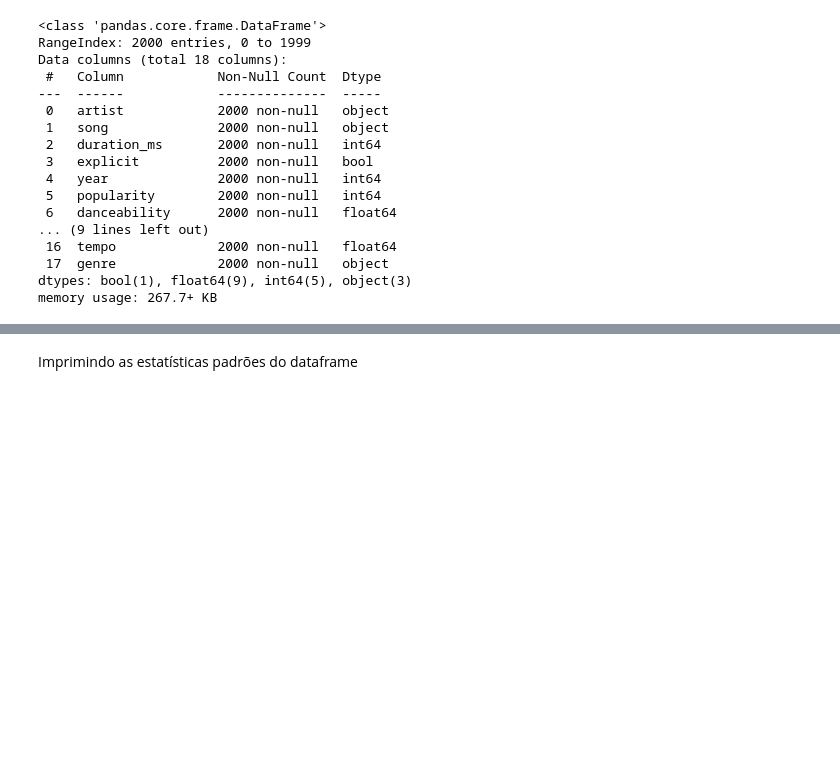
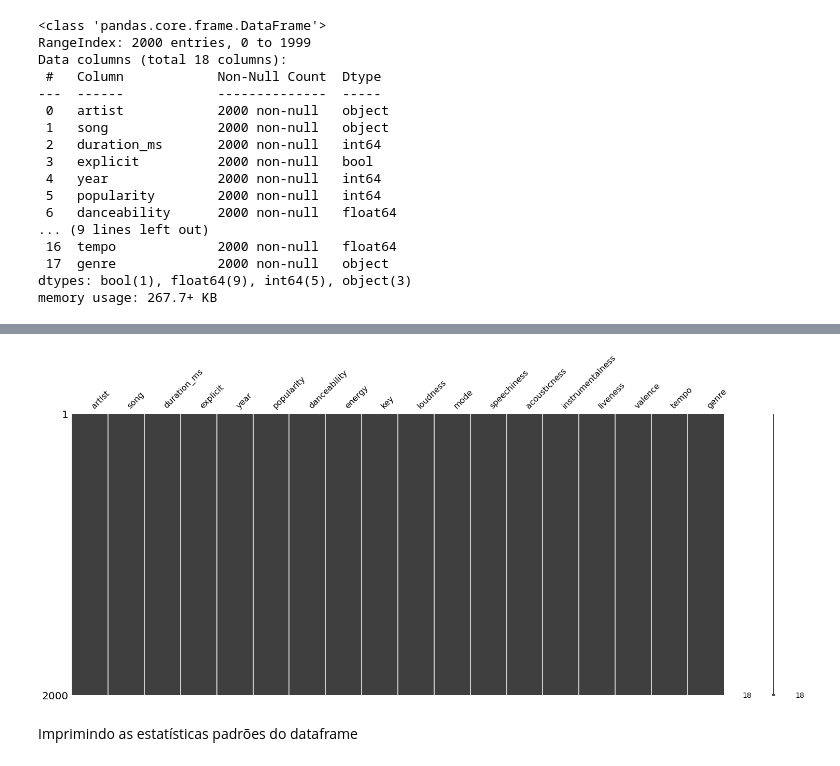
Before and after one commit to lucallegari/project02, a Jupyter notebook: Spotify/solution.ipynb, the cells around one changed output, grey strips where cells are left out. Cells and saved outputs as stored; diff of their text form; code cells hidden in the pictures; blank space fills up the shorter version.

```diff
--- a/Spotify/solution.ipynb
+++ b/Spotify/solution.ipynb
@@ -70,3 +94,8 @@ memory usage: 267.7+ KB
+# %%
+msno.matrix(df_spotify)
+plt.show()
+# %% [output]
+[figure, added]
 # %% [markdown]
 Imprimindo as estatísticas padrões do dataframe
 # %%
```
Also changed, not shown: parts of 10 cells of this notebook.
